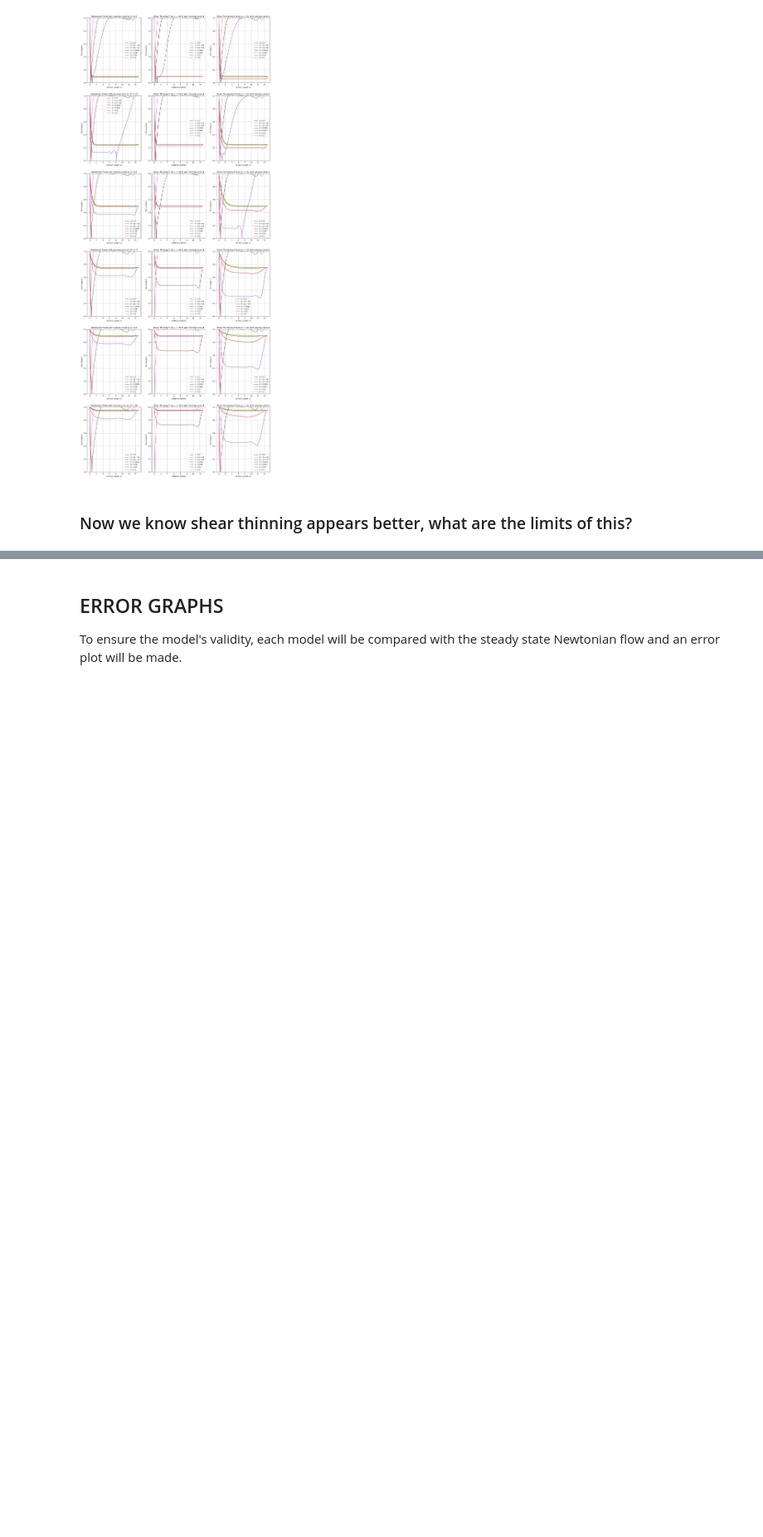
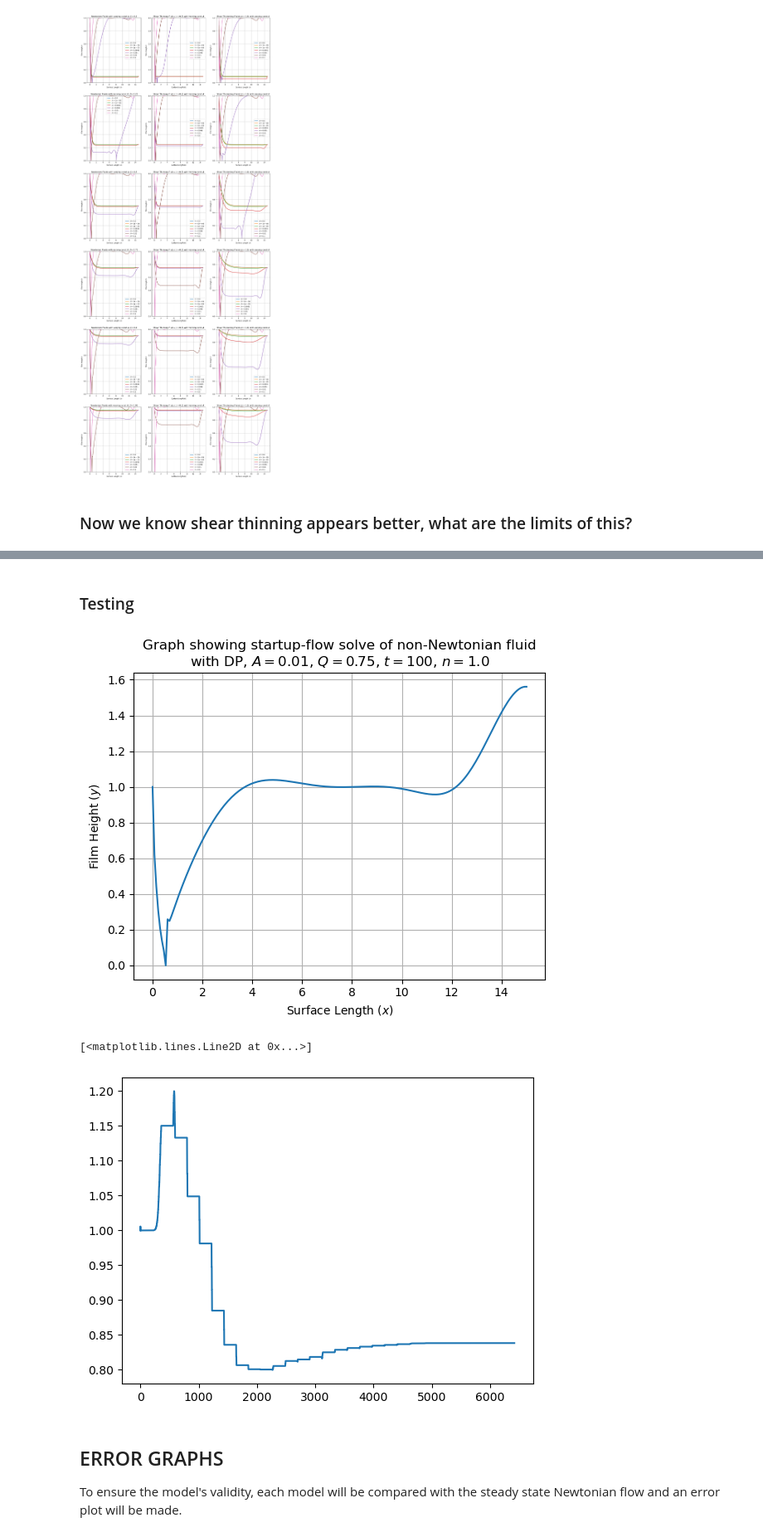
Before and after one commit to jrobo-gith/Independent-project-code, a Jupyter notebook: collection_overall.ipynb, the cells around one changed output, grey strips where cells are left out. Shown at 83% size. Cells and saved outputs as stored; diff of their text form; code cells hidden in the pictures; blank space fills up the shorter version.

```diff
--- a/collection_overall.ipynb
+++ b/collection_overall.ipynb
@@ -749,0 +812,9 @@ print(thinning_stabilities[:, :, 0])
+# %%
+def h_0_sine(t:float, Amp:float, f:float, phi:float) -> float:
+    """
+    :param t: Time (seconds)
+    :param A: Amplitude
+    :param f: Frequency (Hz)
+    :param phi: (Phase shift)
+    """
+    return Amp * np.sin(2 * np.pi * f * t + phi)
@@ -750,3 +859,36 @@ print(thinning_stabilities[:, :, 0])
+# %% [markdown]
+### Testing
+# %%
+n = 1.0
+DP = 0.001
+h_initial = np.ones(GV['N']) * GV['h0']
+t_span = GV['t-span']
+
+Amp = 0.1
+f = 10
+phi = 0
+h_0_args = (Amp, f, phi)
+args = [PL_DP_make_step_h_0, h_0_sine, h_0_args, GV['dx'], GV['Q'], DP, n]
+h_tracker = []
+
+sol = solve_ivp(fun=FVM_RHS_h_0, y0=h_initial, t_span=t_span, args=(args,), method='BDF', rtol=1e-6, atol=1e-8)
+
+print(sol.status)
+print(sol.success)
+print(sol.message)
+# %%
+plt.plot(GV['x'], sol.y[:, -1])
+plt.title(f"Graph showing startup-flow solve of non-Newtonian fluid\nwith DP, $A=0.01$, $Q={GV['Q']}$, $t={GV['t-span'][1]}$, $n={n}$")
+plt.grid(True)
+plt.xlabel('Surface Length $(x)$')
+plt.ylabel('Film Height $(y)$')
+plt.show()
+
+plt.plot(h_tracker)
+# %% [output]
+[figure, added]
+[<matplotlib.lines.Line2D at 0x...>]
+[figure, added]
 # %% [markdown]
 ## ERROR GRAPHS
 To ensure the model's validity, each model will be compared with the steady state Newtonian flow and an error plot will be made.
```
Also changed, not shown: parts of 4 cells of this notebook, 13 other files.
